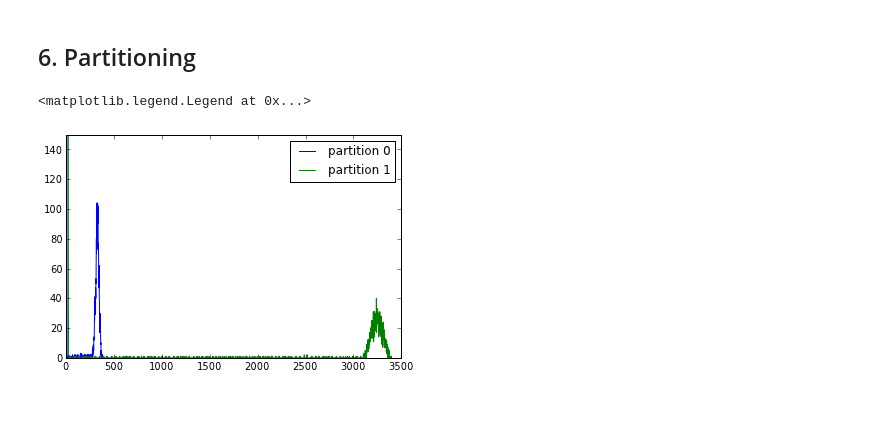
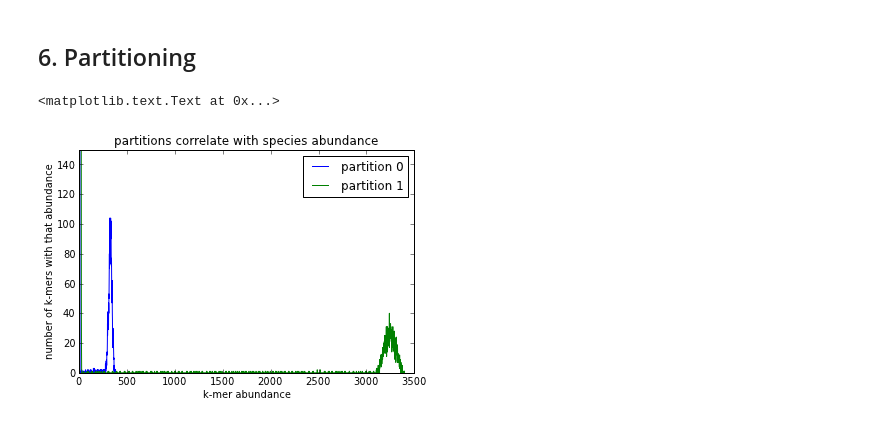
Before and after one commit to ngs-docs/2013-davis-assembly, a Jupyter notebook: 2013-davis-assembly-khmer.ipynb, the cells around one changed output. Saved outputs shown, nothing was run; the diff lists cells and outputs as text; code cells hidden in the pictures.

```diff
--- a/2013-davis-assembly-khmer.ipynb
+++ b/2013-davis-assembly-khmer.ipynb
@@ -58,8 +73,11 @@ y = numpy.loadtxt('/mnt/part/group1.hist')
 # %%
 plot(x[:, 0], x[:, 1], label='partition 0')
 plot(y[:, 0], y[:, 1], label='partition 1')
 axis(ymax=150)
 legend()
+xlabel('k-mer abundance')
+ylabel('number of k-mers with that abundance')
+title('partitions correlate with species abundance')
 # %% [output]
-<matplotlib.legend.Legend at 0x...>
+<matplotlib.text.Text at 0x...>
-[figure, old version]
+[figure, new version]
```
Also changed, not shown: parts of 9 cells of this notebook.
